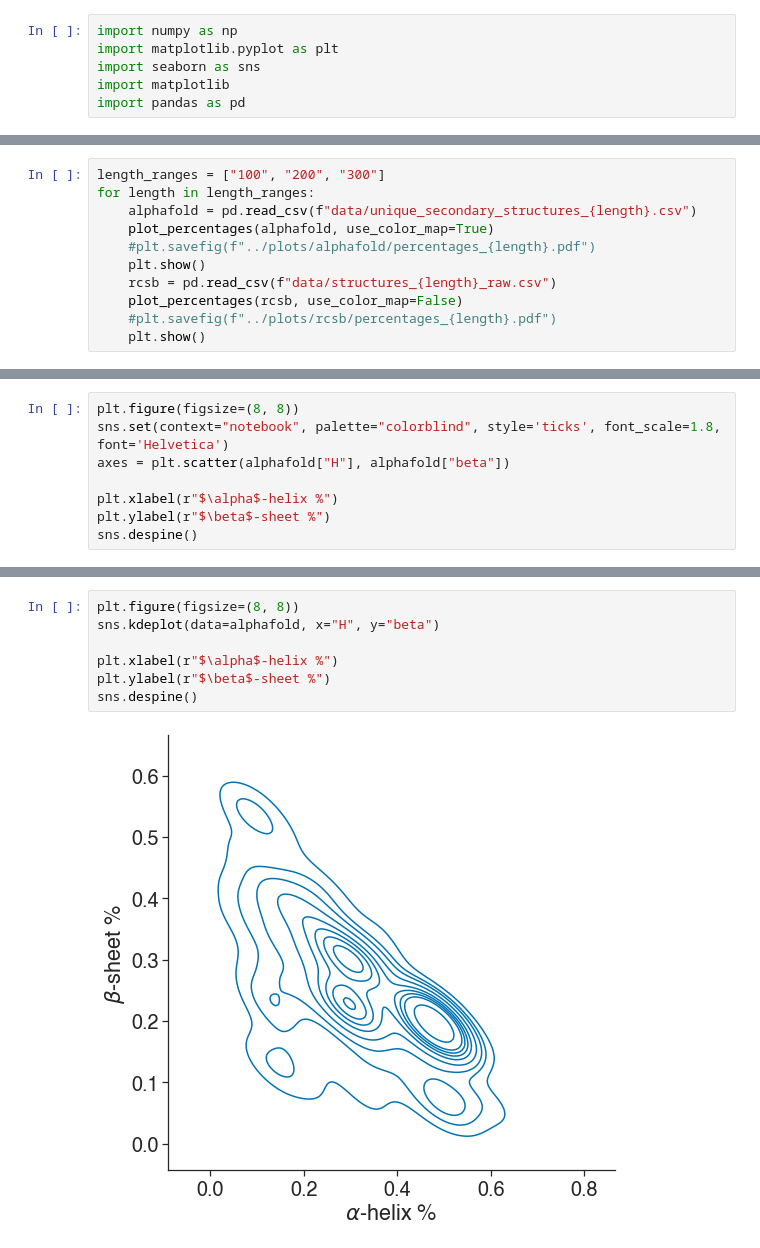
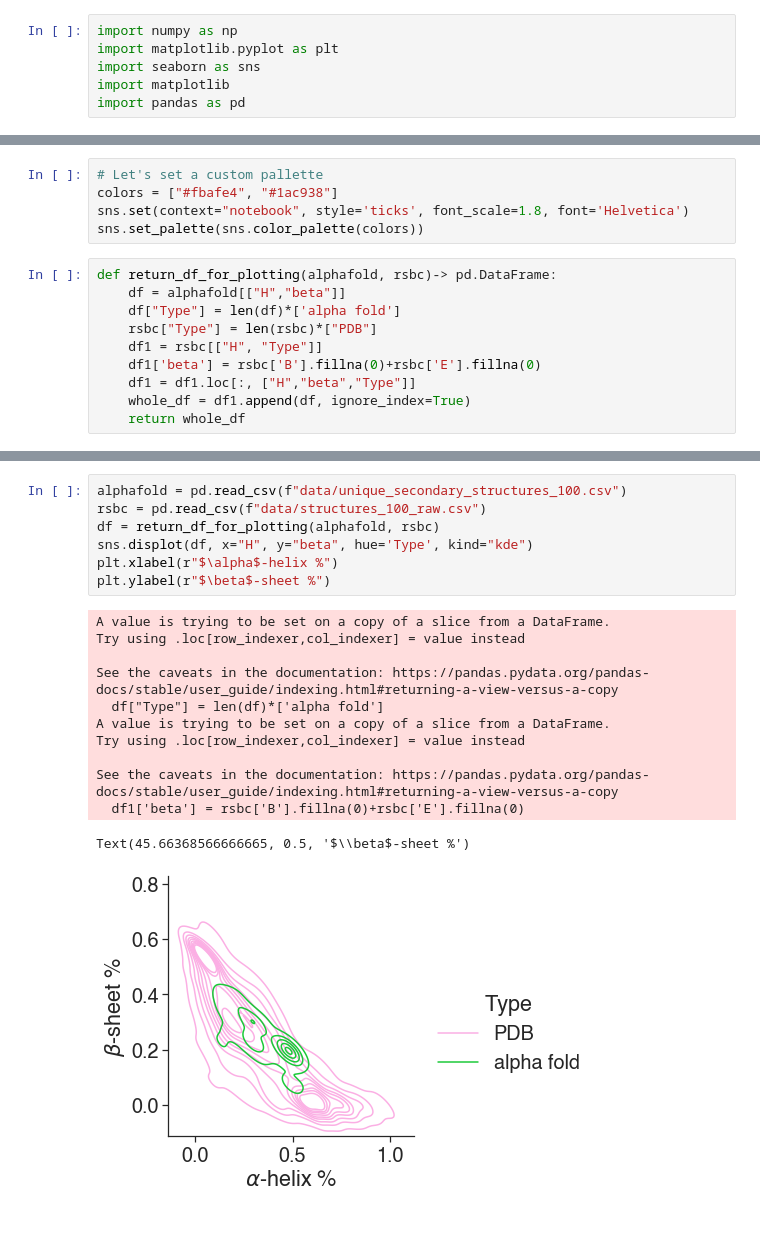
Before and after one commit to meyresearch/amino_acid_distance_distributions, a Jupyter notebook: playground/Dist_plots_scatter.ipynb, the cells around one changed output, grey strips where cells are left out. Cells and saved outputs as stored; diff of their text form.

Commit message:
kdes for alpha fold and pdb

```diff
--- a/playground/Dist_plots_scatter.ipynb
+++ b/playground/Dist_plots_scatter.ipynb
@@ -25,11 +6,0 @@ def plot_percentages(dataframe: pd.DataFrame, use_color_map: bool) -> None:
-# %%
-length_ranges = ["100", "200", "300"]
-for length in length_ranges:
-    alphafold = pd.read_csv(f"data/unique_secondary_structures_{length}.csv")
-    plot_percentages(alphafold, use_color_map=True)
-    #plt.savefig(f"../plots/alphafold/percentages_{length}.pdf")
-    plt.show()
-    rcsb = pd.read_csv(f"data/structures_{length}_raw.csv")
-    plot_percentages(rcsb, use_color_map=False)
-    #plt.savefig(f"../plots/rcsb/percentages_{length}.pdf")
-    plt.show()
@@ -43,3 +21,18 @@ for length in length_ranges:
+# %%
+# Let's set a custom pallette
+colors = ["#fbafe4", "#1ac938"]
+sns.set(context="notebook", style='ticks', font_scale=1.8, font='Helvetica')
+sns.set_palette(sns.color_palette(colors))
+# %%
+def return_df_for_plotting(alphafold, rsbc)-> pd.DataFrame:
+    df = alphafold[["H","beta"]]
+    df["Type"] = len(df)*['alpha fold']
+    rsbc["Type"] = len(rsbc)*["PDB"]
+    df1 = rsbc[["H", "Type"]]
+    df1['beta'] = rsbc['B'].fillna(0)+rsbc['E'].fillna(0)
+    df1 = df1.loc[:, ["H","beta","Type"]]
+    whole_df = df1.append(df, ignore_index=True)
+    return whole_df
 # %%
 alphafold = pd.read_csv(f"data/unique_secondary_structures_100.csv")
 rsbc = pd.read_csv(f"data/structures_100_raw.csv")
@@ -61,8 +38,0 @@ rsbc.fillna(0)
-# %%
-plt.figure(figsize=(8, 8))
-sns.set(context="notebook", palette="colorblind", style='ticks', font_scale=1.8, font='Helvetica')
-axes = plt.scatter(alphafold["H"], alphafold["beta"])
-
-plt.xlabel(r"$\alpha$-helix %")
-plt.ylabel(r"$\beta$-sheet %")
-sns.despine()
@@ -71,9 +39,20 @@ sns.despine()
 # %%
-plt.figure(figsize=(8, 8))
-sns.kdeplot(data=alphafold, x="H", y="beta")
-
+alphafold = pd.read_csv(f"data/unique_secondary_structures_100.csv")
+rsbc = pd.read_csv(f"data/structures_100_raw.csv")
+df = return_df_for_plotting(alphafold, rsbc)
+sns.displot(df, x="H", y="beta", hue='Type', kind="kde")
 plt.xlabel(r"$\alpha$-helix %")
 plt.ylabel(r"$\beta$-sheet %")
-sns.despine()
 # %% [output]
+A value is trying to be set on a copy of a slice from a DataFrame.
+Try using .loc[row_indexer,col_indexer] = value instead
+
+See the caveats in the documentation: https://pandas.pydata.org/pandas-docs/stable/user_guide/indexing.html#returning-a-view-versus-a-copy
+  df["Type"] = len(df)*['alpha fold']
+A value is trying to be set on a copy of a slice from a DataFrame.
+Try using .loc[row_indexer,col_indexer] = value instead
+
+See the caveats in the documentation: https://pandas.pydata.org/pandas-docs/stable/user_guide/indexing.html#returning-a-view-versus-a-copy
+  df1['beta'] = rsbc['B'].fillna(0)+rsbc['E'].fillna(0)
+Text(45.66368566666665, 0.5, '$\\beta$-sheet %')
-[figure, old version]
+[figure, new version]
```
Also changed, not shown: parts of 25 cells of this notebook.
